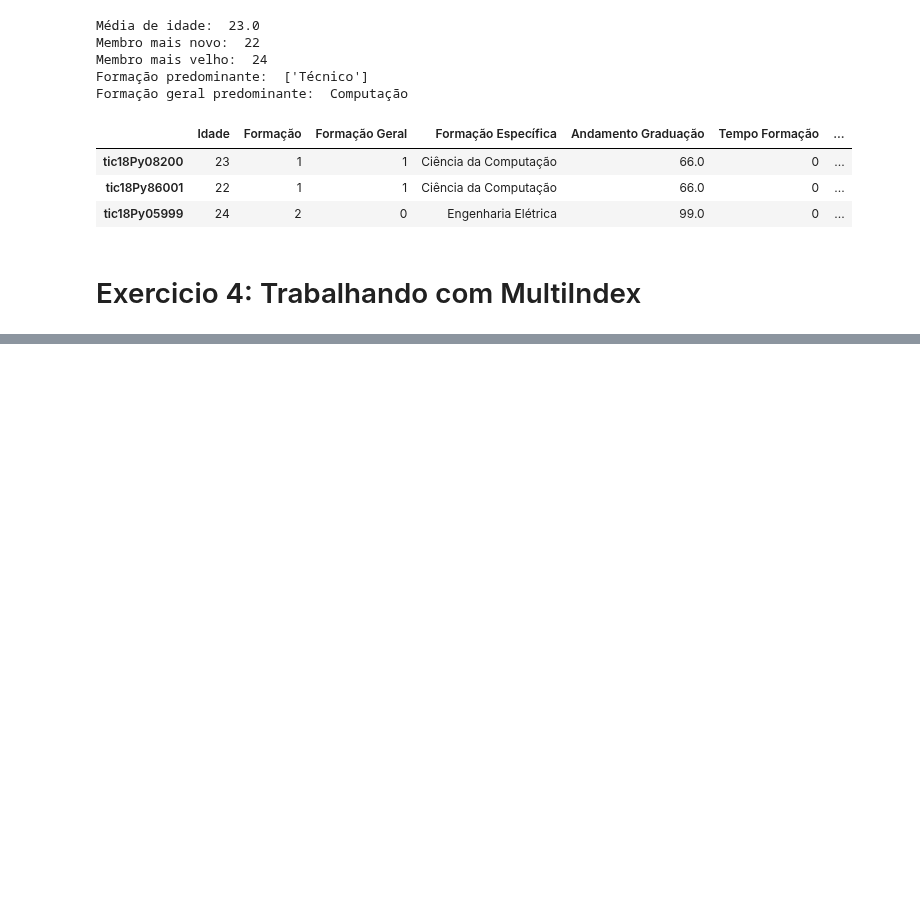
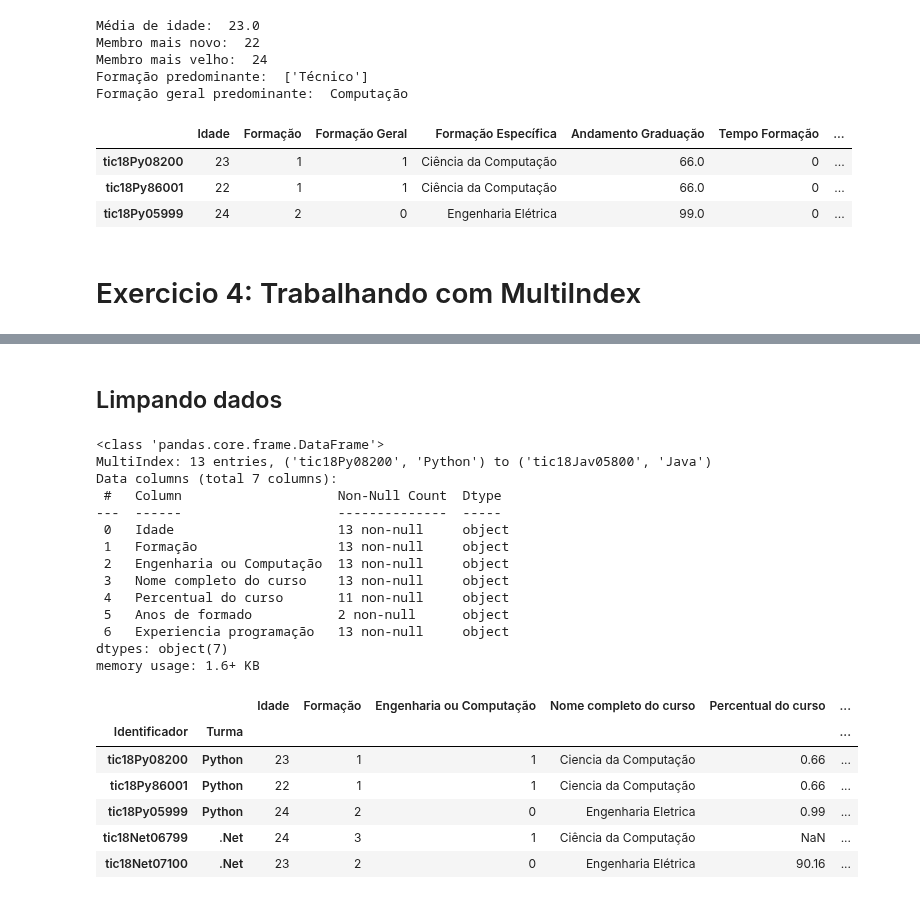
Before and after one commit to everaldina/Trilha_Python, a Jupyter notebook: PI-005.ipynb, the cells around one changed output, grey strips where cells are left out. Saved outputs shown, nothing was run; the diff lists cells and outputs as text; code cells hidden in the pictures; blank space fills up the shorter version.

```diff
--- a/PI-005.ipynb
+++ b/PI-005.ipynb
@@ -121,5 +129,15 @@ Formação geral predominante:  Computação
 # %%
 def criar_index(equipe, abreviacao, turma):
+    '''
+        Cria codigos de identificacao para os membros da equipe de uma determinada turma.
+        Entrada:
+            equipe: DataFrame com os dados dos membros da equipe
+            abreviacao: string com a abreviacao da turma
+            turma: string com o nome da turma
+        Saida:
+            Lista de tuplas (codigo, turma), onde codigo é uma string com o codigo de identificacao
+            formado por tic18 + abreviacao + CPF (3 digitos) + ano de nascimento (2 digitos)
+    '''
     equipe['CPF (3 digitos)'] = equipe['CPF (3 digitos)'].astype(str).str.zfill(3)
     equipe['Ano nascimento'] = equipe['Ano nascimento'].astype(str).str.zfill(2).str[-2::]
 
@@ -160,0 +183,28 @@ turmas
+# %% [markdown]
+## Limpando dados
+# %%
+# vendo informações sobre o dataframe
+turmas.info()
+turmas.head()
+# %% [output]
+<class 'pandas.core.frame.DataFrame'>
+MultiIndex: 13 entries, ('tic18Py08200', 'Python') to ('tic18Jav05800', 'Java')
+Data columns (total 7 columns):
+ #   Column                    Non-Null Count  Dtype
+---  ------                    --------------  -----
+ 0   Idade                     13 non-null     object
+ 1   Formação                  13 non-null     object
+ 2   Engenharia ou Computação  13 non-null     object
+ 3   Nome completo do curso    13 non-null     object
+ 4   Percentual do curso       11 non-null     object
+ 5   Anos de formado           2 non-null      object
+ 6   Experiencia programação   13 non-null     object
+dtypes: object(7)
+memory usage: 1.6+ KB
+|  |  | Idade | Formação | Engenharia ou Computação | Nome completo do curso | Percentual do curso | ... |
+| Identificador | Turma |  |  |  |  |  | ... |
+| tic18Py08200 | Python | 23 | 1 | 1 | Ciencia da Computação | 0.66 | ... |
+| tic18Py86001 | Python | 22 | 1 | 1 | Ciencia da Computação | 0.66 | ... |
+| tic18Py05999 | Python | 24 | 2 | 0 | Engenharia Eletrica | 0.99 | ... |
+| tic18Net06799 | .Net | 24 | 3 | 1 | Ciência da Computação | NaN | ... |
+| tic18Net07100 | .Net | 23 | 2 | 0 | Engenharia Elétrica | 90.16 | ... |
```
Also changed, not shown: parts of 16 cells of this notebook.
